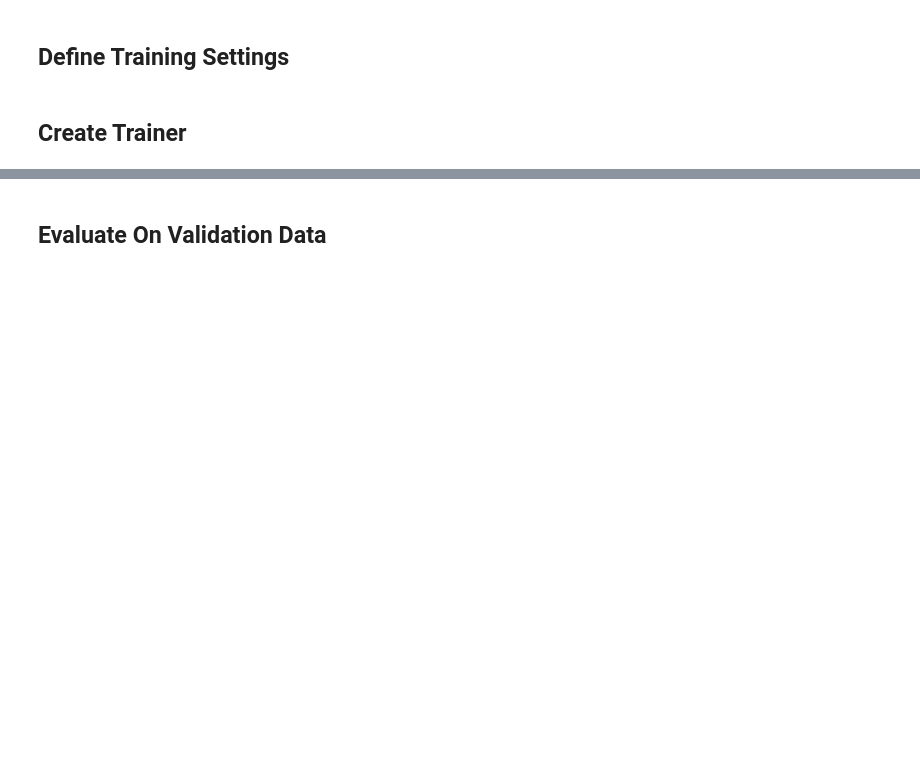
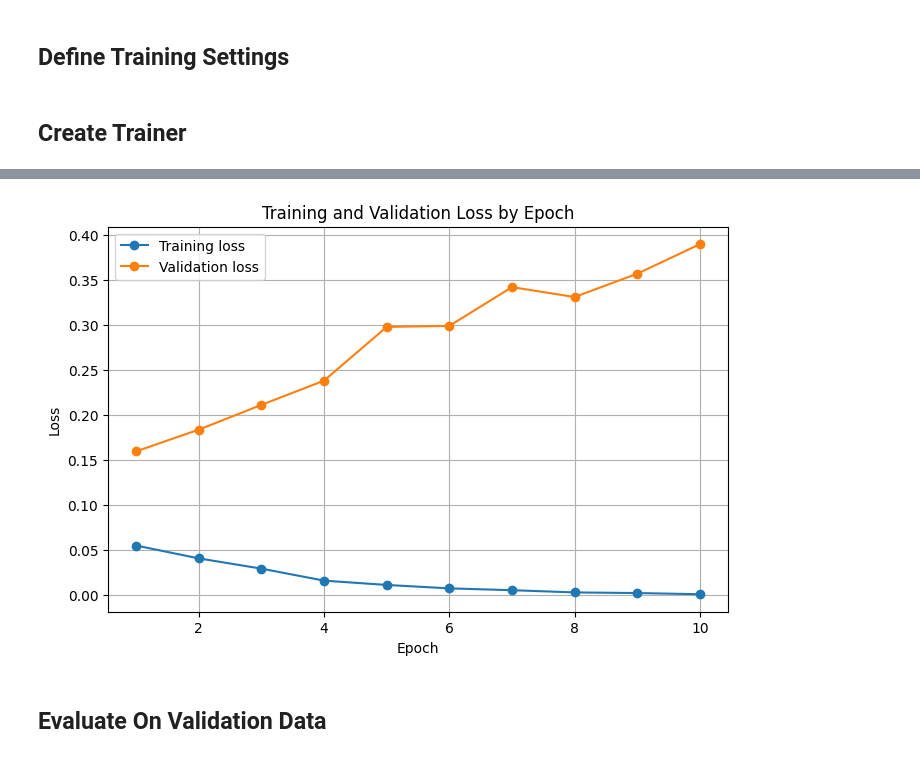
Before and after one commit to aadityane93/Toxic_Comments_Sentiment_Analysis, a Jupyter notebook: 5_Binary_Label_Transfer_Learning.ipynb, the cells around one changed output, grey strips where cells are left out. Saved outputs shown, nothing was run; the diff lists cells and outputs as text; code cells hidden in the pictures; blank space fills up the shorter version.

```diff
--- a/5_Binary_Label_Transfer_Learning.ipynb
+++ b/5_Binary_Label_Transfer_Learning.ipynb
@@ -405,3 +475,60 @@ TrainOutput(global_step=15958, training_loss=0.08693065002667066, metrics={'trai
+# %%
+import matplotlib.pyplot as plt
+import pandas as pd
+
+# Convert the Hugging Face Trainer history into a DataFrame.
+# The Trainer automatically stores training loss and validation loss
+# inside trainer.state.log_history while the model is training.
+loss_history = pd.DataFrame(trainer.state.log_history)
+
+# Keep only rows that contain training loss.
+# These rows show the model's loss on the training data after each epoch.
+train_loss = loss_history.dropna(subset=["loss"])[["epoch", "loss"]]
+
+# Keep only rows that contain validation loss.
+# These rows show the model's loss on unseen validation data after each epoch.
+val_loss = loss_history.dropna(subset=["eval_loss"])[["epoch", "eval_loss"]]
+
+# Rename the columns to make the graph labels easier to understand.
+train_loss = train_loss.rename(columns={"loss": "Training loss"})
+val_loss = val_loss.rename(columns={"eval_loss": "Validation loss"})
+
+# Create the loss graph.
+# This is similar to the loss graph used in the NN-from-scratch notebook,
+# but here the loss values come from the Hugging Face Trainer instead of a manual loop.
+plt.figure(figsize=(8, 5))
+
+# Plot training loss.
+plt.plot(
+    train_loss["epoch"],
+    train_loss["Training loss"],
+    marker="o",
+    label="Training loss"
+)
+
+# Plot validation loss.
+plt.plot(
+    val_loss["epoch"],
+    val_loss["Validation loss"],
+    marker="o",
+    label="Validation loss"
+)
+
+# Add labels and title so the graph is clear.
+plt.xlabel("Epoch")
+plt.ylabel("Loss")
+plt.title("Training and Validation Loss by Epoch")
+
+# Show which line is training loss and which line is validation loss.
+plt.legend()
+
+# Add grid lines to make the graph easier to read.
+plt.grid(True)
+
+# Display the graph.
+plt.show()
+# %% [output]
+[figure, added]
 # %% [markdown]
 ## Evaluate On Validation Data
 # %%
```
Also changed, not shown: parts of 17 cells of this notebook.
